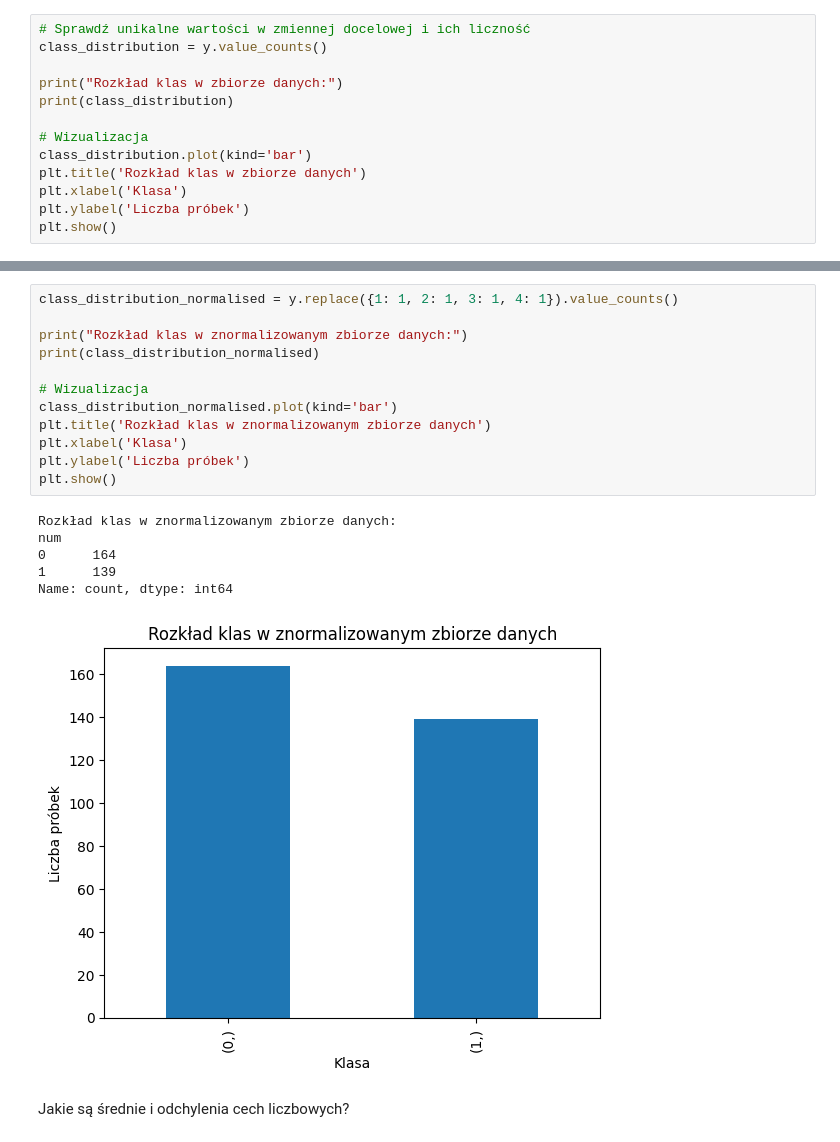
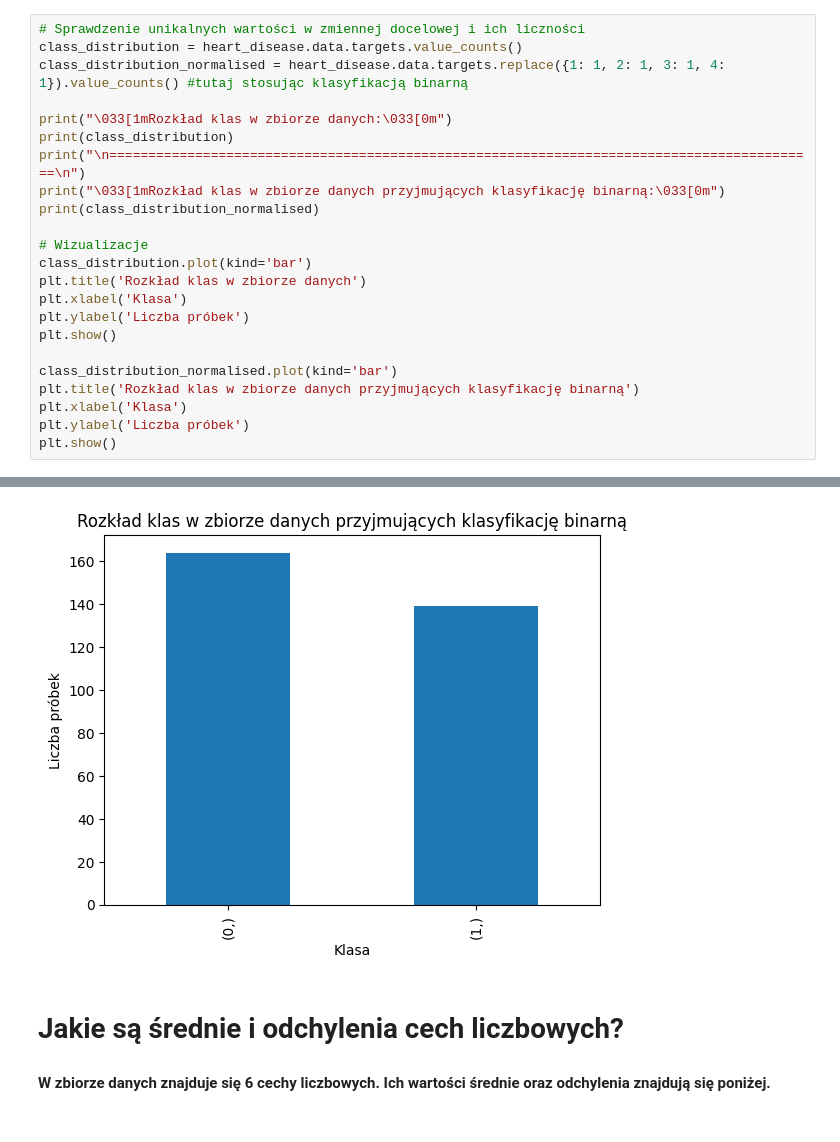
Before and after one commit to Kraszuuu/Sieci-neuronowe, a Jupyter notebook: Lab1/main.ipynb, the cells around one changed output, grey strips where cells are left out. Drawn from its saved outputs; the diff is of its cells as text.

```diff
--- a/Lab1/main.ipynb
+++ b/Lab1/main.ipynb
@@ -40,16 +42,26 @@ Czy zbiór jest zbalansowany pod względem liczby próbek na klasy?
 # %%
-# Sprawdź unikalne wartości w zmiennej docelowej i ich liczność
-class_distribution = y.value_counts()
+# Sprawdzenie unikalnych wartości w zmiennej docelowej i ich liczności
+class_distribution = heart_disease.data.targets.value_counts()
+class_distribution_normalised = heart_disease.data.targets.replace({1: 1, 2: 1, 3: 1, 4: 1}).value_counts() #tutaj stosując klasyfikacją binarną
 
-print("Rozkład klas w zbiorze danych:")
+print("\033[1mRozkład klas w zbiorze danych:\033[0m")
 print(class_distribution)
+print("\n===========================================================================================\n")
+print("\033[1mRozkład klas w zbiorze danych przyjmujących klasyfikację binarną:\033[0m")
+print(class_distribution_normalised)
 
-# Wizualizacja
+# Wizualizacje
 class_distribution.plot(kind='bar')
 plt.title('Rozkład klas w zbiorze danych')
 plt.xlabel('Klasa')
 plt.ylabel('Liczba próbek')
 plt.show()
+
+class_distribution_normalised.plot(kind='bar')
+plt.title('Rozkład klas w zbiorze danych przyjmujących klasyfikację binarną')
+plt.xlabel('Klasa')
+plt.ylabel('Liczba próbek')
+plt.show()
 # %% [output]
 Rozkład klas w zbiorze danych:
 num
@@ -62,23 +82,6 @@ Name: count, dtype: int64
 [figure]
+[figure, added]
-# %%
-class_distribution_normalised = y.replace({1: 1, 2: 1, 3: 1, 4: 1}).value_counts()
-
-print("Rozkład klas w znormalizowanym zbiorze danych:")
-print(class_distribution_normalised)
-
-# Wizualizacja
-class_distribution_normalised.plot(kind='bar')
-plt.title('Rozkład klas w znormalizowanym zbiorze danych')
-plt.xlabel('Klasa')
-plt.ylabel('Liczba próbek')
-plt.show()
-# %% [output]
-Rozkład klas w znormalizowanym zbiorze danych:
-num
-0      164
-1      139
-Name: count, dtype: int64
-[figure, removed]
-# %% [markdown]
-Jakie są średnie i odchylenia cech liczbowych?
+# %% [markdown]
+<h1>Jakie są średnie i odchylenia cech liczbowych?</h1>
+<h4>W zbiorze danych znajduje się 6 cechy liczbowych. Ich wartości średnie oraz odchylenia znajdują się poniżej.</h4>
 # %%
```
Also changed, not shown: parts of 19 cells of this notebook.
